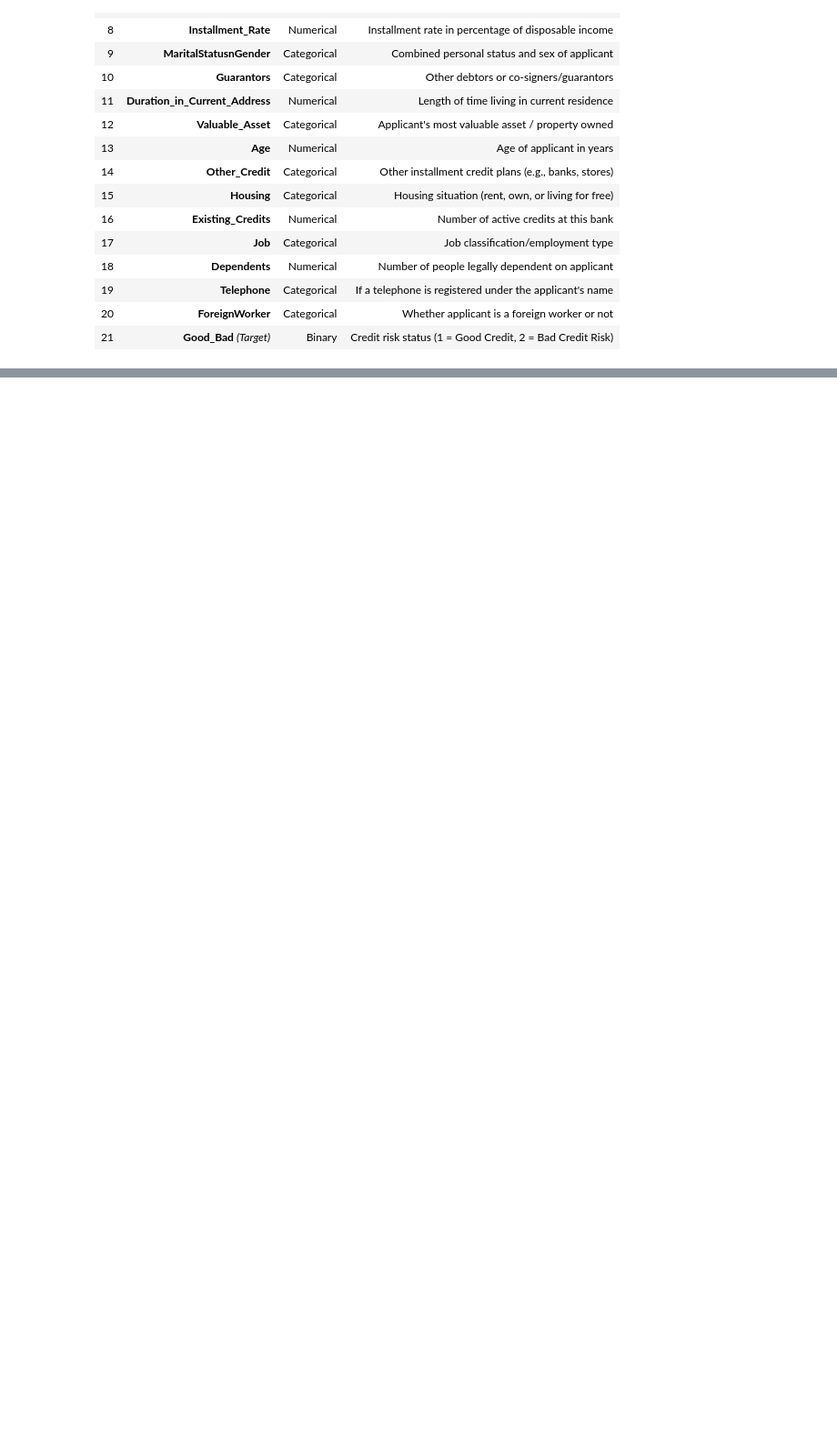
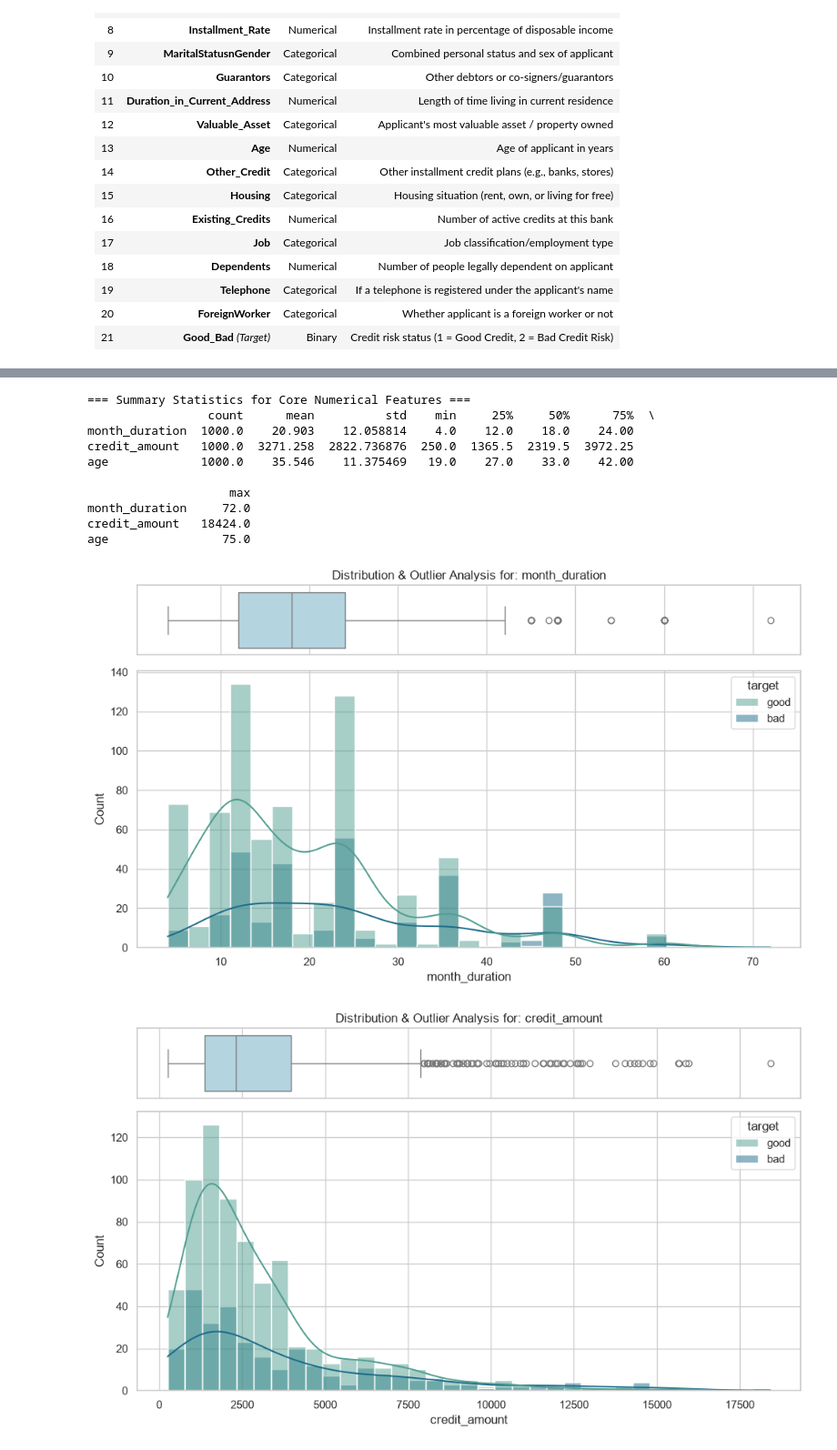
Before and after one commit to regional-specter/research-work, a Jupyter notebook: Cost of Complexity/Credit-Risk-Dataset.ipynb, the cells around one changed output, grey strips where cells are left out. Shown at 91% size. Saved outputs shown, nothing was run; the diff lists cells and outputs as text; code cells hidden in the pictures; blank space fills up the shorter version.

```diff
--- a/Cost of Complexity/Credit-Risk-Dataset.ipynb
+++ b/Cost of Complexity/Credit-Risk-Dataset.ipynb
@@ -87,0 +181,40 @@ Extracting files...
+# %%
+exact_num_cols = ["month_duration", "credit_amount", "age"]
+
+print("=== Summary Statistics for Core Numerical Features ===")
+print(data[exact_num_cols].describe().T)
+
+# Boxplots and Histograms for major numerical indicators
+for col in exact_num_cols:
+    fig, (ax_box, ax_hist) = plt.subplots(
+        2, sharex=True, gridspec_kw={"height_ratios": (0.2, 0.8)}
+    )
+
+    sns.boxplot(x=data[col], ax=ax_box, color="lightblue")
+    sns.histplot(
+        data=data, x=col, hue="target", kde=True, ax=ax_hist, palette="crest"
+    )
+
+    ax_box.set(xlabel="")
+    ax_box.set_title(f"Distribution & Outlier Analysis for: {col}")
+    plt.tight_layout()
+    plt.show()
+
+# Correlation Matrix for numeric variables
+plt.figure(figsize=(6, 4))
+sns.heatmap(data[exact_num_cols].corr(), annot=True, cmap="coolwarm", fmt=".2f")
+plt.title("Correlation Matrix")
+plt.show()
+# %% [output]
+=== Summary Statistics for Core Numerical Features ===
+                 count      mean          std    min     25%     50%      75%  \
+month_duration  1000.0    20.903    12.058814    4.0    12.0    18.0    24.00
+credit_amount   1000.0  3271.258  2822.736876  250.0  1365.5  2319.5  3972.25
+age             1000.0    35.546    11.375469   19.0    27.0    33.0    42.00
+
+                    max
+month_duration     72.0
+credit_amount   18424.0
+age                75.0
+[figure, added]
+[figure, added]
```
Also changed, not shown: parts of 16 cells of this notebook.
